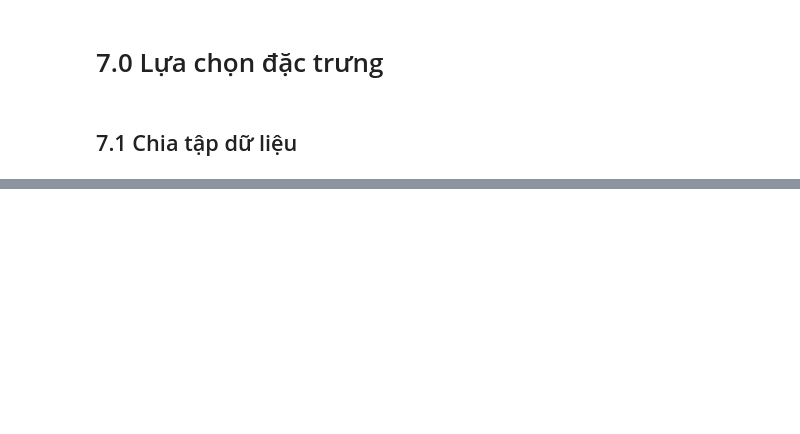
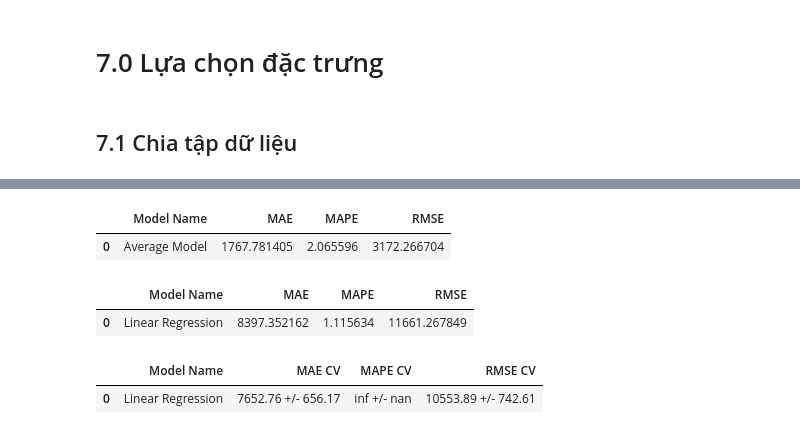
Before and after one commit to tranchienthang30/BTL_DataScience, a Jupyter notebook: Energy_Consumption.ipynb, the cells around one changed output, grey strips where cells are left out. Saved outputs shown, nothing was run; the diff lists cells and outputs as text; code cells hidden in the pictures; blank space fills up the shorter version.

```diff
--- a/Energy_Consumption.ipynb
+++ b/Energy_Consumption.ipynb
@@ -1043,0 +1111,18 @@ df6 = df5.copy()
+# %%
+# Now I will include the "season" and "day_of_week" cosin column.
+
+cols_selected_boruta = [
+     'electric_company',
+     'hour_of_day_sin',
+     'hour_of_day_cos',
+     'season_sin',
+     'season_cos',
+     'day_of_week_sin',
+     'day_of_week_cos']
+
+# columns to add
+feat_to_add = ['datetime', 'mw_energy_consumption']
+
+# final features
+cols_selected_boruta_full = cols_selected_boruta.copy()
+cols_selected_boruta_full.extend( feat_to_add )
@@ -1043,0 +1141,50 @@ df6 = df5.copy()
+# %%
+x_train = X_train[ cols_selected_boruta ]
+x_test = X_test[ cols_selected_boruta ]
+
+# Time Series Data Preparartion
+X_training = X_train[ cols_selected_boruta_full ]
+# %%
+# The "Average Model" is a very basic algorithm to have a base to compare its error with the errors of the other algorithms.
+
+aux1 = x_test.copy()
+aux1['mw_energy_consumption'] = y_test.copy()
+
+# prediction
+aux2 = aux1[['electric_company', 'mw_energy_consumption']].groupby( 'electric_company' ).mean().reset_index().rename( columns={'mw_energy_consumption': 'predictions'} )
+aux1 = pd.merge( aux1, aux2, how='left', on='electric_company' )
+yhat_baseline = aux1['predictions']
+
+# performance
+baseline_result = ml_error( 'Average Model', np.expm1( y_test ), np.expm1( yhat_baseline ) )
+baseline_result
+# %% [output]
+|  | Model Name | MAE | MAPE | RMSE |
+| 0 | Average Model | 1767.781405 | 2.065596 | 3172.266704 |
+# %%
+# In the beginning I use the Linear Model to see how linear or non-linear our dataset is.
+
+# model
+lr = LinearRegression().fit( x_train, y_train )
+
+# prediction
+yhat_lr = lr.predict( x_test )
+
+# performance
+lr_result = ml_error( 'Linear Regression', np.expm1( y_test ), np.expm1( yhat_lr ) )
+lr_result
+
+# Seeing the value of RMSE we notice that it is more than 3 times greater than the Average Model, that is, our dataset is non-linear.
+# %% [output]
+|  | Model Name | MAE | MAPE | RMSE |
+| 0 | Linear Regression | 8397.352162 | 1.115634 | 11661.267849 |
+# %%
+# In order to have a more real number of the Linear Model error I will use "Cross Validation" and see if the error continues to remain very high.
+
+lr_result_cv = cross_validation( X_training, 5, 'Linear Regression', lr, verbose=False )
+lr_result_cv
+
+# As we can see the error fell a little, but it remains very high.
+# %% [output]
+|  | Model Name | MAE CV | MAPE CV | RMSE CV |
+| 0 | Linear Regression | 7652.76 +/- 656.17 | inf +/- nan | 10553.89 +/- 742.61 |
```
Also changed, not shown: parts of 25 cells of this notebook.
